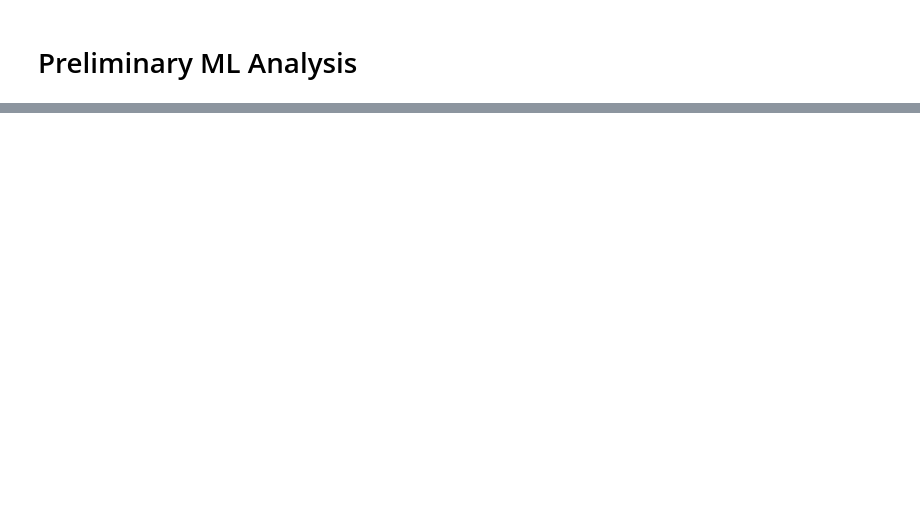
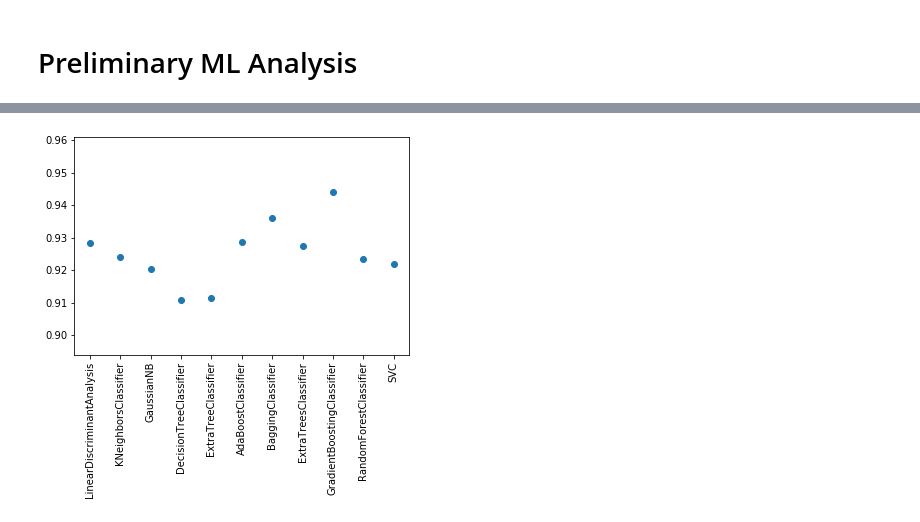
Before and after one commit to nicolaspascual/point-cloud-learn, a Jupyter notebook: notebooks/Cluster preliminary classification.ipynb, the cells around one changed output, grey strips where cells are left out. Saved outputs shown, nothing was run; the diff lists cells and outputs as text; code cells hidden in the pictures; blank space fills up the shorter version.

```diff
--- a/notebooks/Cluster preliminary classification.ipynb
+++ b/notebooks/Cluster preliminary classification.ipynb
@@ -72,0 +103,4 @@ pd.DataFrame(confusion_matrix(y_test, model.predict(X_test), labels=classes), in
+# %%
+print_metric('precission')
+# %% [output]
+[figure, added]
```
Also changed, not shown: parts of 15 cells of this notebook.
